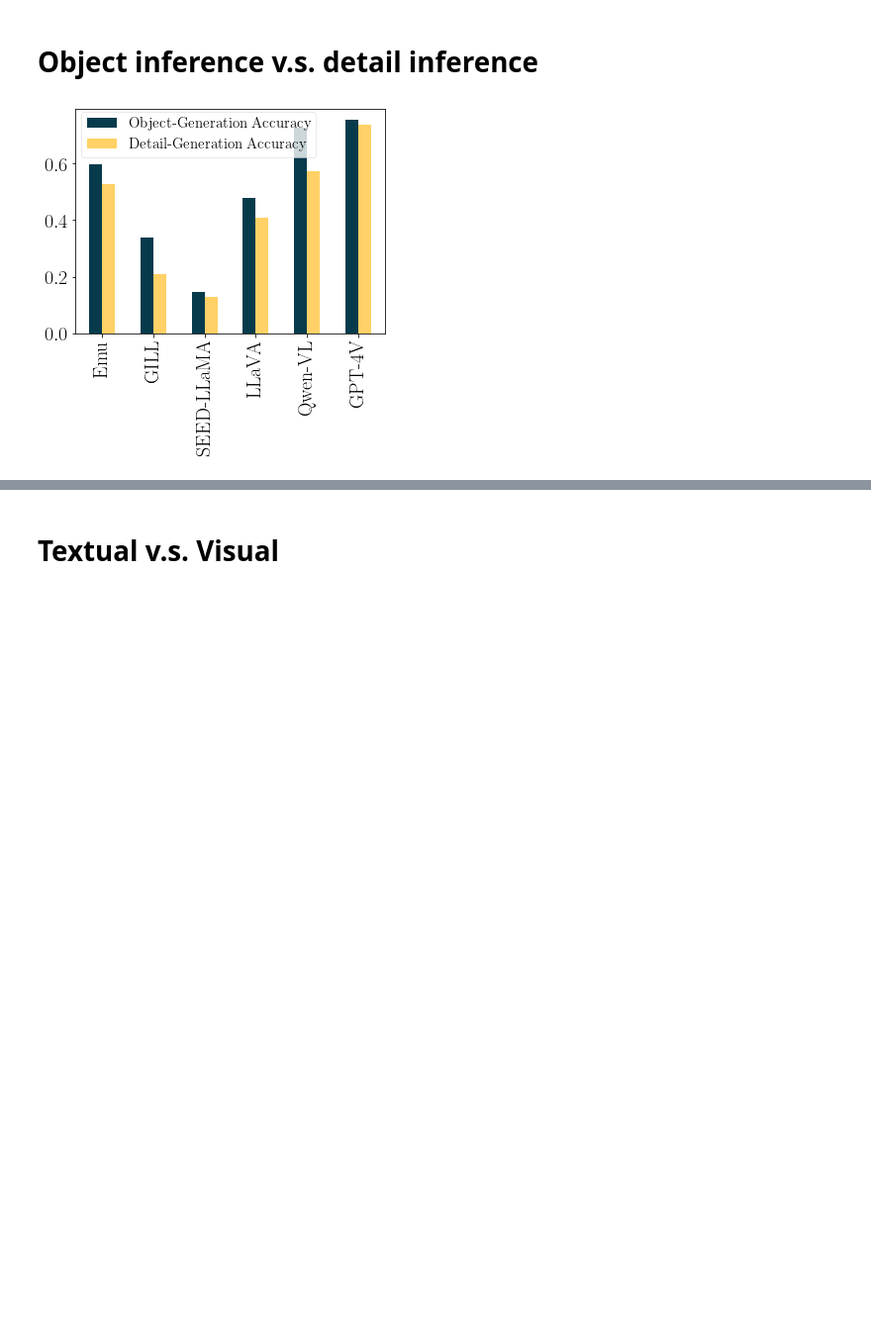
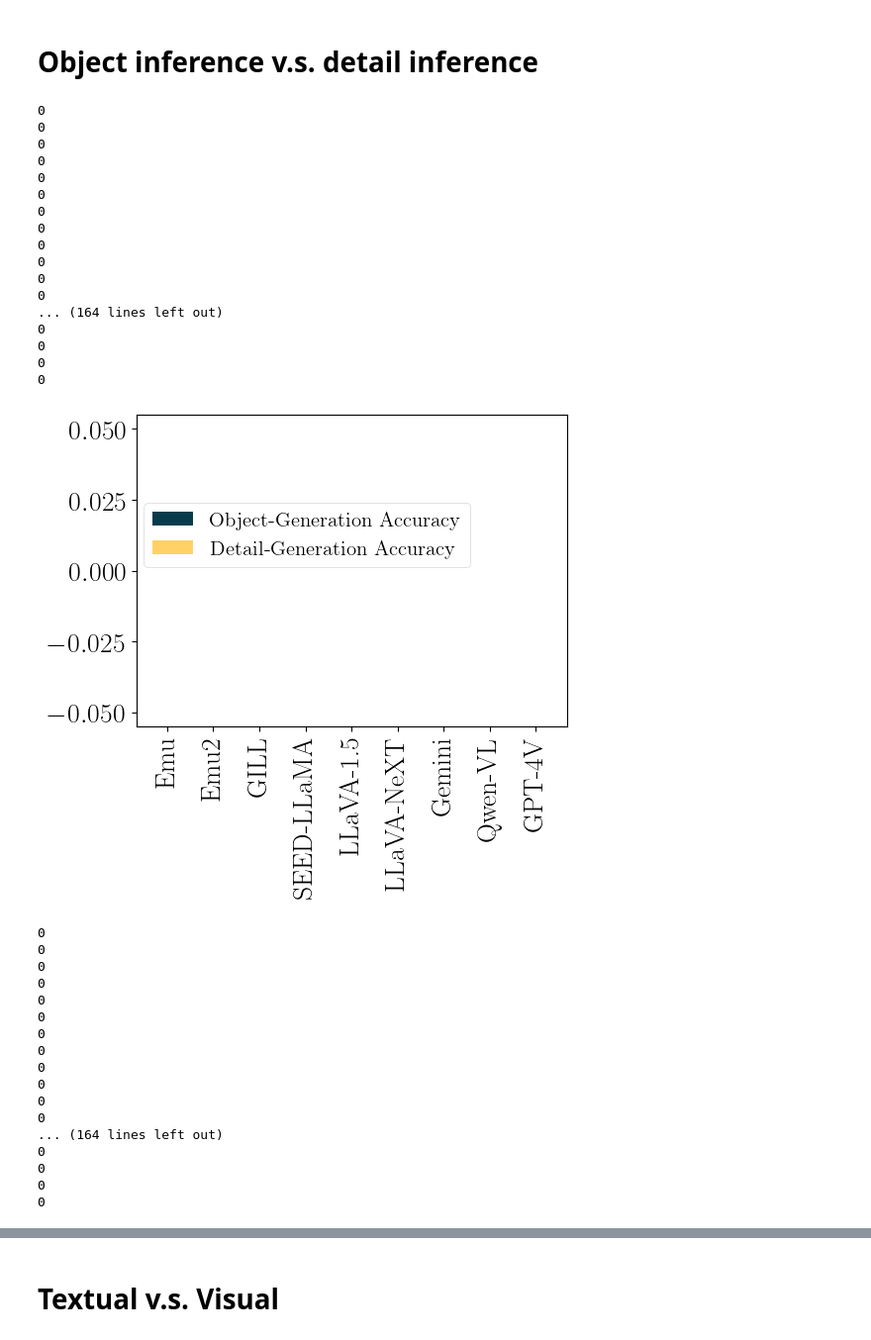
Before and after one commit to UW-Madison-Lee-Lab/CoBSAT, a Jupyter notebook: analysis/plot.ipynb, the cells around one changed output, grey strips where cells are left out. Shown at 99% size. Saved outputs shown, nothing was run; the diff lists cells and outputs as text; code cells hidden in the pictures; blank space fills up the shorter version.

```diff
--- a/analysis/plot.ipynb
+++ b/analysis/plot.ipynb
@@ -18,21 +34,30 @@ df = pd.read_pickle(f'{root_dir}/results/results.pkl')
 # %% [markdown]
 # Configuration
 # %%
-def get_acc(model, mode, shot, task_id, metric, prompt_type):
+def get_acc(
+    model,
+    mode,
+    shot,
+    task_id,
+    metric,
+    prompt_type,
+    data_mode,
+):
     run_df = df[
         (df['model'] == model) &
         (df['file_type'] == mode) &
         (df['shot'] == shot) &
         (df['task_id'] == task_id) &
-        (df['prompt_type'] == prompt_type)
+        (df['prompt_type'] == prompt_type) &
+        (df['data_mode'] == data_mode)
     ]
-
+    print(run_df)
     if len(run_df):
         # check whether it is nan or not
         if np.isnan(float(run_df[metric].iloc[0])):
             return 0
         else:
-            return float(run_df[metric].item())/1000
+            return float(run_df[metric].item())
     else:
         return 0
 # %%
@@ -50,16 +76,18 @@ get_acc(
 model_dict = {
     'image': {
         'emu': 'Emu',
-        # 'emu2': 'Emu2',
+        'emu2': 'Emu2',
         'gill': 'GILL',
         'seed': 'SEED-LLaMA',
     },
     'text': {
         'emu': 'Emu',
-        # 'emu2': 'Emu2',
+        'emu2': 'Emu2',
         'gill': 'GILL',
         'seed': 'SEED-LLaMA',
-        'llava': 'LLaVA',
+        'llava': 'LLaVA-1.5',
+        'llava16': 'LLaVA-NeXT',
+        'gemini': 'Gemini',
         'qwen': 'Qwen-VL',
         'gpt4v': 'GPT-4V',
     }
@@ -81,6 +109,7 @@ def get_shot_bars(
     model_mode,
     metric,
     prompt_type,
+    data_mode,
 ):
     task_df = pd.DataFrame(task_dataframe).T
     results = []
@@ -97,6 +126,7 @@ def get_shot_bars(
                 task_id = task_id,
                 metric = metric,
                 prompt_type = prompt_type,
+                data_mode = data_mode,
             )
             results.append({
                 'acc': acc,
@@ -136,6 +167,7 @@ get_shot_bars(
 # %%
+data_mode = 'default'
 for model_mode in ['image', 'text']:
-    for prompt_type in [0,1]:
+    for prompt_type in ['default', 'misleading']:
         for task_inference in ['object', 'detail']:
             bar_width = 2.5
             # ask_inference = task_inference
@@ -152,6 +184,7 @@ for model_mode in ['image', 'text']:
                 model_mode = model_mode,
                 metric = metric,
                 prompt_type = prompt_type,
+                data_mode = data_mode,
             )
             r1_data = [{'position': barspace*i + wspace*(i//len(model_dict[model_mode])), **r1_data.iloc[i]} for i in range(len(r1_data))]
 
@@ -162,6 +195,7 @@ for model_mode in ['image', 'text']:
                 model_mode = model_mode,
                 metric = metric,
                 prompt_type = prompt_type,
+                data_mode = data_mode,
             )
             r2_data = [{'position': barspace*i + wspace*(i//len(model_dict[model_mode])) + bar_width, **r2_data.iloc[i]} for i in range(len(r2_data))]
 
@@ -171,6 +205,7 @@ for model_mode in ['image', 'text']:
                 model_mode = model_mode,
                 metric = metric,
                 prompt_type = prompt_type,
+                data_mode = data_mode,
             )
             r3_data = [{'position': barspace*i + wspace*(i//len(model_dict[model_mode])) + 2 * bar_width, **r3_data.iloc[i]} for i in range(len(r3_data))]
 
@@ -180,6 +215,7 @@ for model_mode in ['image', 'text']:
                 model_mode = model_mode,
                 metric = metric,
                 prompt_type = prompt_type,
+                data_mode = data_mode,
             )
             r4_data = [{'position': barspace*i + wspace*(i//len(model_dict[model_mode])) + 3 * bar_width, **r4_data.iloc[i]} for i in range(len(r4_data))]
 
@@ -416,11 +452,12 @@ for model_mode in ['text', 'image']:
 # Object inference v.s. detail inference
 # %%
 model_mode = 'text'
-prompt_type = 0
+prompt_type = 'default'
 width, height = 5,5
 num_shot = 2
 wspace = 1
 barspace = 10
+data_mode = 'default'
 
 for model_mode in ['text', 'image']:
     for prompt_type in [0,1]:
@@ -429,34 +466,70 @@ for model_mode in ['text', 'image']:
             results[metric] = {}
             for model in model_dict[model_mode]:
                 results[metric][model] = {}
-                for shot in num_shots:
+                for shot in [num_shot]:
                     results[metric][model][shot] = []
                     for task_id in task_dataframe:
                         results[metric][model][shot].append(get_acc(
                             model = model,
                             mode = model_mode,
                             shot = shot,
                             task_id = task_id,
                             metric = metric,
                             prompt_type = prompt_type,
+                            data_mode = data_mode,
                         ))
+                        print(results[metric][model][shot][-1])
                     results[metric][model][shot] = np.mean(results[metric][model][shot])
 
         fig, ax = plt.subplots(nrows = 1, ncols = 1)
         fig.subplots_adjust(left=0.11, bottom=.35, right=0.98, top=.98, wspace=0, hspace = 0.3) #margin of the figure
         fig.set_size_inches(width, height)
 
         xticklabels = []
         for i, model in enumerate(model_dict[model_mode]):
             ax.bar(barspace*i, results['obj'][model][num_shot], width = bar_width, color = colors[0], label = 'Object-Generation Accuracy')
             ax.bar(barspace*i + bar_width, results['detail'][model][num_shot], width = bar_width, color = colors[1], label = 'Detail-Generation Accuracy')
             xticklabels.append(model_dict[model_mode][model])
 
             if i == 0: ax.legend(bbox_to_anchor=(.8, .75), ncol=1, fontsize=15)
 
         ax.set_xticks(barspace*np.arange(len(model_dict[model_mode]))+bar_width/2)
         ax.set_xticklabels(xticklabels, rotation = 90)
         fig.savefig(f'{root_dir}/figures/impact_obj_detail_shot_{num_shot}_{model_mode}_{prompt_type}.pdf')
         plt.show()
 # %% [output]
+0
+0
+0
+0
+0
+0
+0
+0
+0
+0
+0
+0
+... (164 lines left out)
+0
+0
+0
+0
-[figure, old version]
+[figure, new version]
+0
+0
+0
+0
+0
+0
+0
+0
+0
+0
+0
+0
+... (164 lines left out)
+0
+0
+0
+0
```
Also changed, not shown: parts of 6 cells of this notebook.
